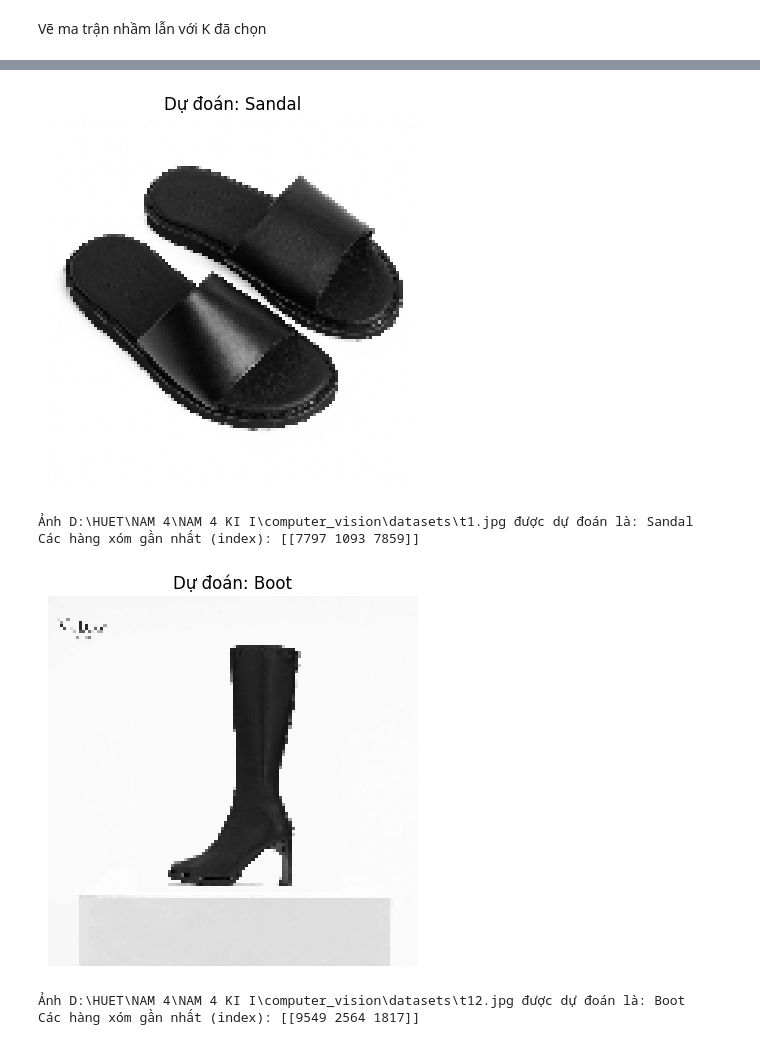
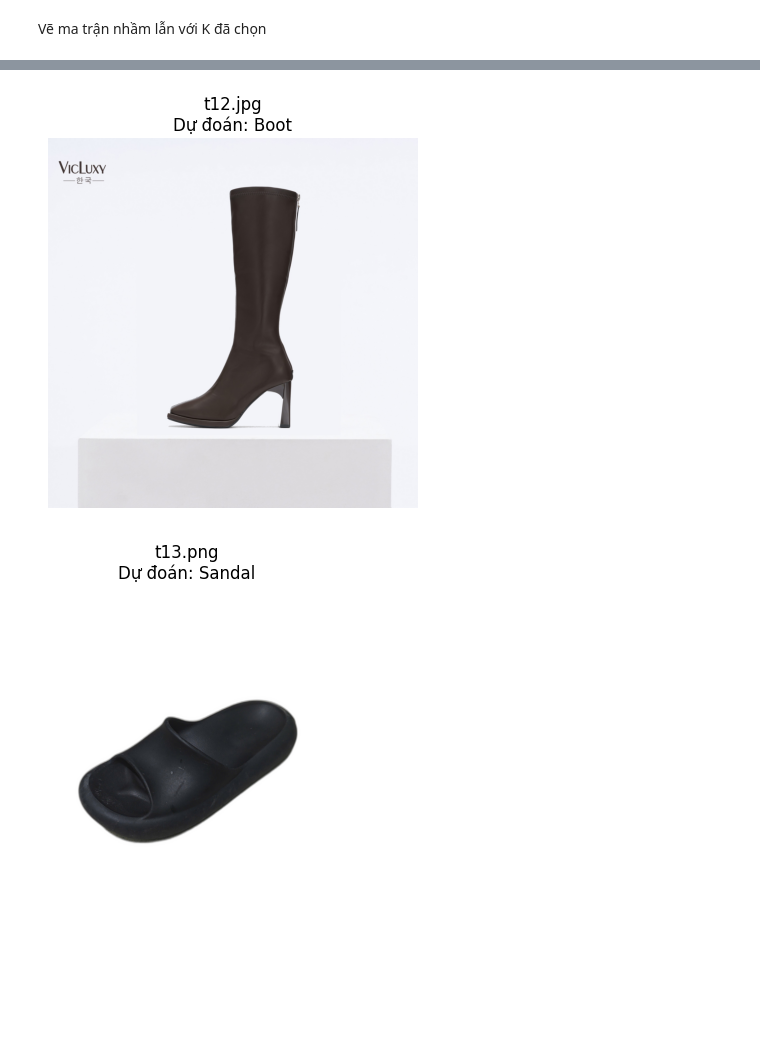
Before and after one commit to tinppb/computer_vision, a Jupyter notebook: code/baotin_knn.ipynb, the cells around one changed output, grey strips where cells are left out. Saved outputs shown, nothing was run; the diff lists cells and outputs as text; code cells hidden in the pictures; blank space fills up the shorter version.

```diff
--- a/code/baotin_knn.ipynb
+++ b/code/baotin_knn.ipynb
@@ -174,14 +165,43 @@ Các hàng xóm gần nhất (index): [[11992  6481 10554]]
-# %%
-# Ví dụ dự đoán 1 ảnh mới
-predict_image(r"D:\HUET\NAM 4\NAM 4 KI I\computer_vision\datasets\t1.jpg")
-# %% [output]
-[figure, removed]
-Ảnh D:\HUET\NAM 4\NAM 4 KI I\computer_vision\datasets\t1.jpg được dự đoán là: Sandal
-Các hàng xóm gần nhất (index): [[7797 1093 7859]]
-# %%
-# Ví dụ dự đoán 1 ảnh mới
-predict_image(r"D:\HUET\NAM 4\NAM 4 KI I\computer_vision\datasets\t12.jpg")
-# %% [output]
-[figure, removed]
-Ảnh D:\HUET\NAM 4\NAM 4 KI I\computer_vision\datasets\t12.jpg được dự đoán là: Boot
-Các hàng xóm gần nhất (index): [[9549 2564 1817]]
+# %%
+import os
+def predict_folder(folder_path, limit=10):
+    results = []
+    count = 0
+    for filename in os.listdir(folder_path):
+        img_path = os.path.join(folder_path, filename)
+
+        # Ảnh gốc để hiển thị (giữ nguyên màu và kích thước)
+        img_original = cv2.imread(img_path)
+        if img_original is None:
+            continue
+        img_rgb = cv2.cvtColor(img_original, cv2.COLOR_BGR2RGB)
+
+        # Ảnh xử lý để dự đoán
+        img_gray = cv2.cvtColor(img_original, cv2.COLOR_BGR2GRAY)
+        img_resized = cv2.resize(img_gray, (IMG_SIZE, IMG_SIZE))
+        img_flat = img_resized.flatten().reshape(1, -1)
+        img_scaled = scaler.transform(img_flat)
+        prediction = knn_k.predict(img_scaled)[0]
+
+        results.append((filename, classes[prediction]))
+
+        # Hiển thị ảnh gốc + nhãn dự đoán
+        plt.imshow(img_rgb)
+        plt.title(f"{filename}\nDự đoán: {classes[prediction]}")
+        plt.axis("off")
+        plt.show()
+
+        # print(f"{filename} → {classes[prediction]}")
+
+        count += 1
+        if limit and count >= limit:  # giới hạn số ảnh hiển thị
+            break
+
+    return results
+
+# Ví dụ: dự đoán toàn bộ ảnh trong thư mục test
+test_dir = r"D:\datasets\test_dan"
+results = predict_folder(test_dir, limit=18)  # hiển thị thử 5 ảnh đầu
+# %% [output]
+[figure, added]
+[figure, added]
```
Also changed, not shown: parts of 12 cells of this notebook, 7 other files.
